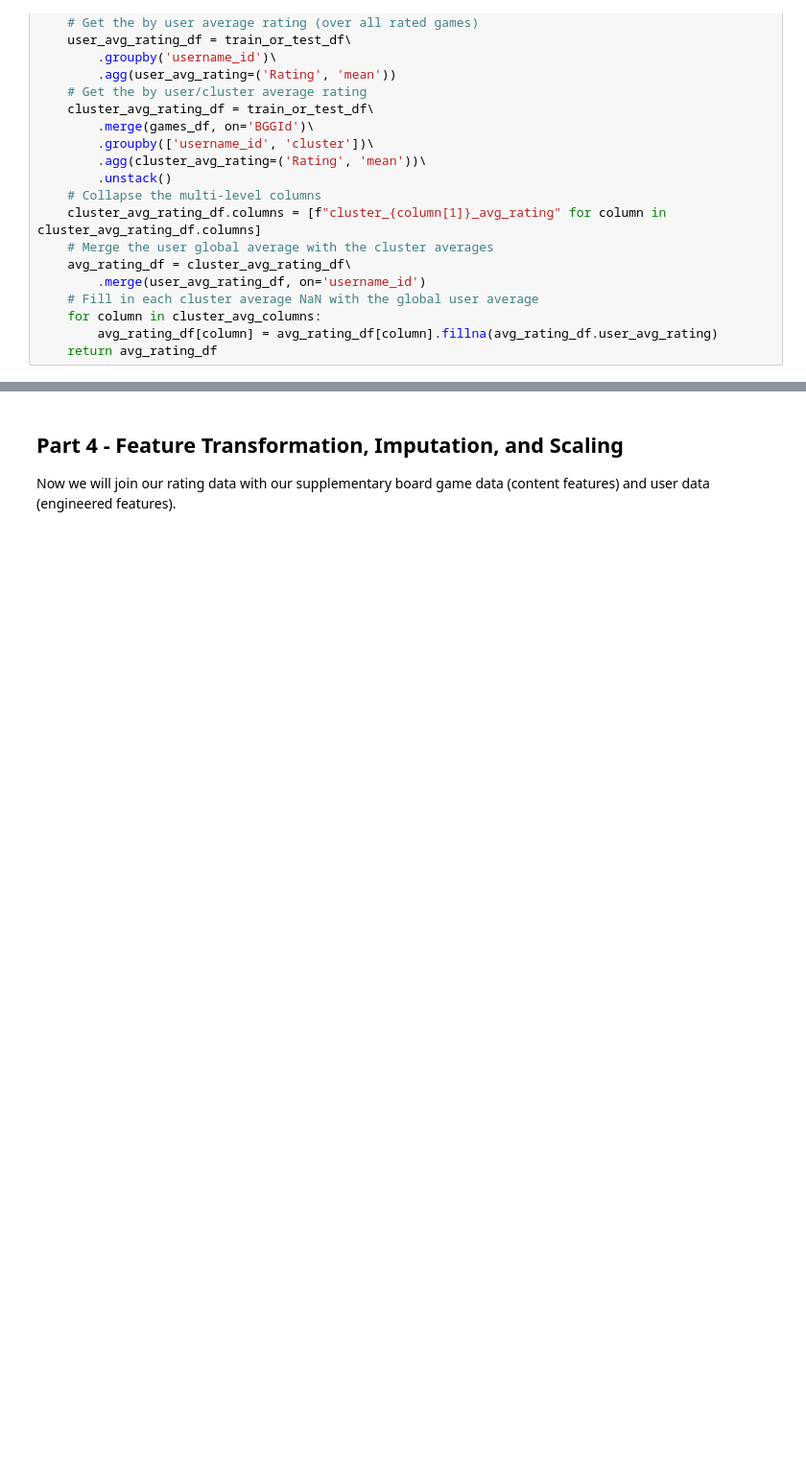
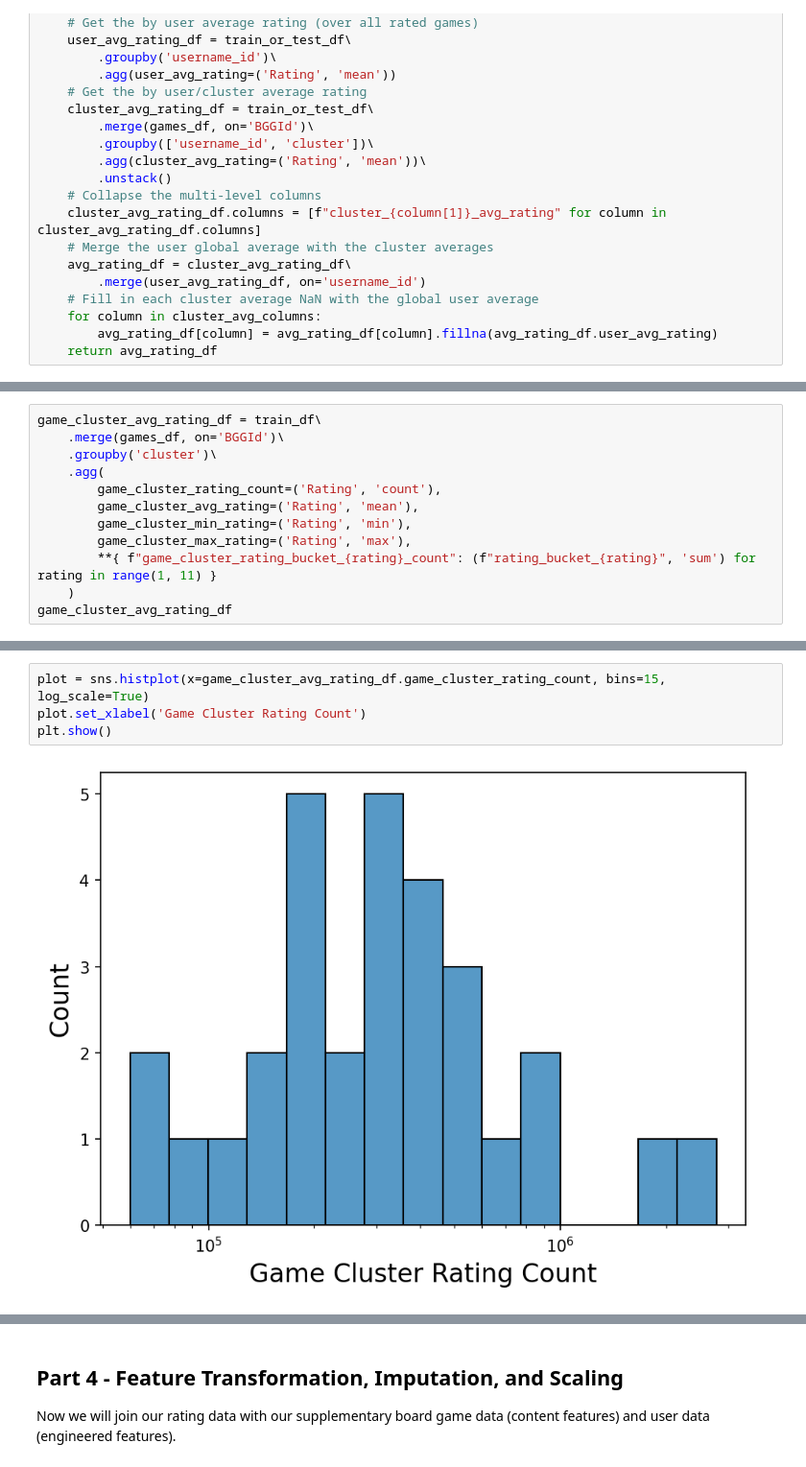
Before and after one commit to jmfb/csc6711-project5, a Jupyter notebook: Project5.ipynb, the cells around one changed output, grey strips where cells are left out. Shown at 96% size. Saved outputs shown, nothing was run; the diff lists cells and outputs as text; blank space fills up the shorter version.

```diff
--- a/Project5.ipynb
+++ b/Project5.ipynb
@@ -448,0 +508,12 @@ train_avg_rating_df
+# %%
+game_cluster_avg_rating_df = train_df\
+    .merge(games_df, on='BGGId')\
+    .groupby('cluster')\
+    .agg(
+        game_cluster_rating_count=('Rating', 'count'),
+        game_cluster_avg_rating=('Rating', 'mean'),
+        game_cluster_min_rating=('Rating', 'min'),
+        game_cluster_max_rating=('Rating', 'max'),
+        **{ f"game_cluster_rating_bucket_{rating}_count": (f"rating_bucket_{rating}", 'sum') for rating in range(1, 11) }
+    )
+game_cluster_avg_rating_df
@@ -448,0 +596,6 @@ train_avg_rating_df
+# %%
+plot = sns.histplot(x=game_cluster_avg_rating_df.game_cluster_rating_count, bins=15, log_scale=True)
+plot.set_xlabel('Game Cluster Rating Count')
+plt.show()
+# %% [output]
+[figure, added]
```
Also changed, not shown: parts of 16 cells of this notebook.
